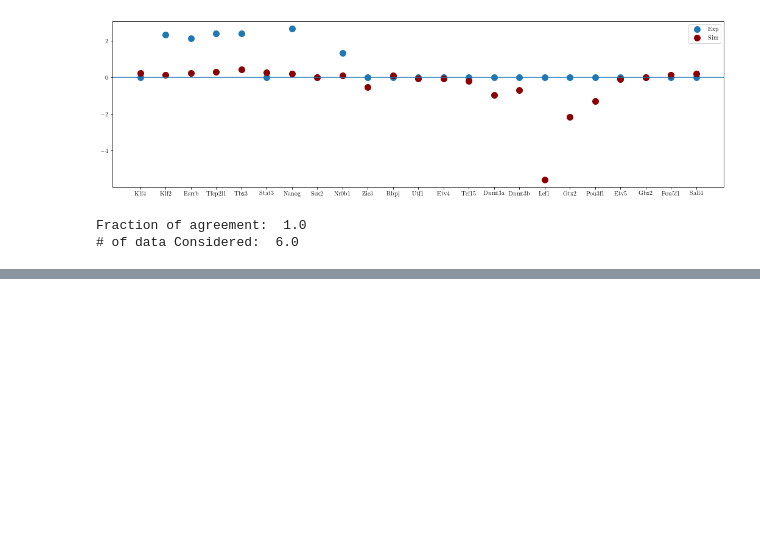
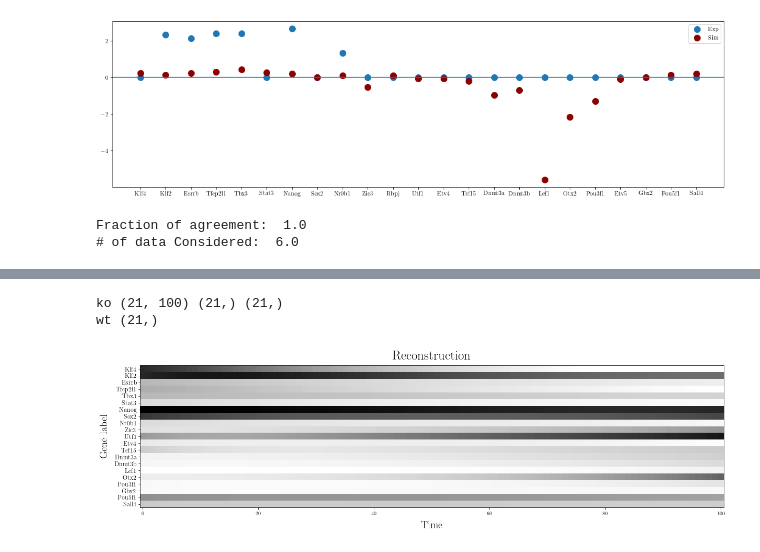
Before and after one commit to CleliaCorridori/GRN_Inference_CODE, a Jupyter notebook: 0_SCODE_MB-LogNorm_23_03_02.ipynb, the cells around one changed output, grey strips where cells are left out. Saved outputs shown, nothing was run; the diff lists cells and outputs as text; code cells hidden in the pictures; blank space fills up the shorter version.

Commit message:
KO of 3 genes ISING & SCODE

```diff
--- a/0_SCODE_MB-LogNorm_23_03_02.ipynb
+++ b/0_SCODE_MB-LogNorm_23_03_02.ipynb
@@ -851,0 +857,29 @@ Fraction of agreement:  1.0
+# %%
+## Tcf7l1
+KO_gene = ["Rbpj", "Etv5", "Tcf7l1"]
+KO_gene_idk = [np.where(genes_order == KO_gene[i])[0][0]  for i in range(len(KO_gene))]
+
+
+KO_lN_rec_matx = np.delete(A_tot, KO_gene_idk, axis=0)
+KO_lN_rec_matx = np.delete(KO_lN_rec_matx, KO_gene_idk, axis=1)
+
+KO_genes_order = np.delete(genes_order, KO_gene_idk, axis=0)
+
+KO_result = result.drop(KO_gene)
+KO_result.to_csv(path_data+"OUT_SCODE_LN/KO_LN/MULT/initial_GE_LogNorm_MB_KO.txt", sep='\t', index=False, header=False)
+
+np.savetxt(path_data+ "OUT_SCODE_LN/KO_LN/MULT/A_KO_LogNorm_MB.txt",KO_lN_rec_matx)
+# %%
+N_sim=100
+KO_df_sim = np.zeros((len(KO_genes_order), 101, N_sim))
+for ii in range(N_sim):
+    if ii%5==0:
+        print("Exp ", ii)
+    out_sim = "/Users/cleliacorridori/Dropbox_2021\ Dropbox/Jorah\ Mormont/GRN_Inference/DATA/OUT_SCODE_LN/KO_LN/MULT/OUT/out_simSCODE_LogNorm_MB_"+str(ii)+".txt"
+
+    # call R script Reconstruct_dynamics.R
+    ! Rscript /Users/cleliacorridori/Dropbox_2021\ Dropbox/Jorah\ Mormont/GRN_Inference/GRN_Inference_CODE/Reconstruct_dynamics.R /Users/cleliacorridori/Dropbox_2021\ Dropbox/Jorah\ Mormont/GRN_Inference/DATA/OUT_SCODE_LN/KO_LN/MULT/initial_GE_LogNorm_MB_KO.txt /Users/cleliacorridori/Dropbox_2021\ Dropbox/Jorah\ Mormont/GRN_Inference/DATA/OUT_SCODE_LN/KO_LN/MULT/A_KO_LogNorm_MB.txt {out_sim} {21}
+
+    # load simulated data
+    KO_df_sim[:,:,ii] = pd.read_table(path_data+"OUT_SCODE_LN/KO_LN/MULT/OUT/out_simSCODE_LogNorm_MB_"+str(ii)+".txt", delimiter="\t", dtype={"Value": float}).set_index(KO_genes_order)
+    KO_df_sim[KO_df_sim<0]=0
@@ -851,0 +907,17 @@ Fraction of agreement:  1.0
+# %%
+KO_avg_GE = KO_df_sim.mean(axis=1)
+KO_avg_GE_MeanTot = KO_avg_GE.mean(axis=1)
+KO_std_GE_MeanTot = KO_avg_GE.std(axis=1)
+print("ko", KO_avg_GE.shape, KO_avg_GE_MeanTot.shape, KO_std_GE_MeanTot.shape)
+
+wt_avg_GE = np.delete(np.array(data_LN.mean(axis=1)), KO_gene_idk)
+wt_std_GE = np.delete(np.array(data_LN.std(axis=1)), KO_gene_idk)
+print("wt", wt_avg_GE.shape)
+# %% [output]
+ko (21, 100) (21,) (21,)
+wt (21,)
+# %%
+fun_plotting.raster_plot(KO_df_sim[:,:,0], 'Reconstruction', 1, KO_genes_order)
+plt.show()
+# %% [output]
+[figure, added]
```
Also changed, not shown: parts of 8 cells of this notebook, 4 other files.
